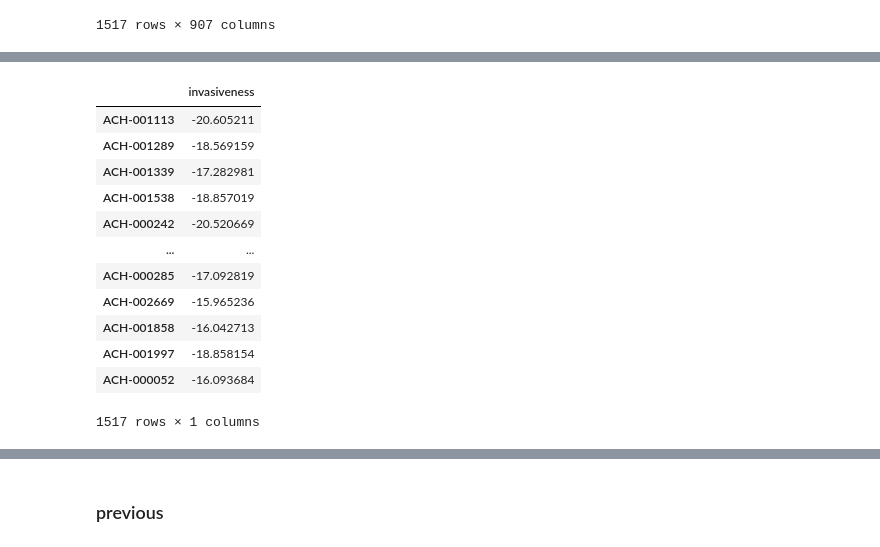
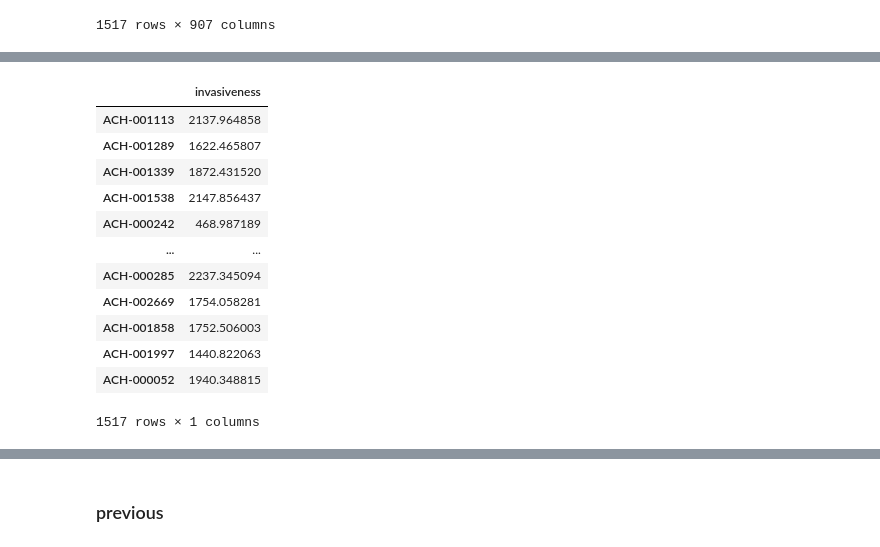
Before and after one commit to jingsday/blca_publication, a Jupyter notebook: blca_publication_Scripts/blca_Scripts_fgfr/blca_Scripts_depmap.ipynb, the cells around one changed output, grey strips where cells are left out. Cells and saved outputs as stored; diff of their text form; code cells hidden in the pictures.

```diff
--- a/blca_publication_Scripts/blca_Scripts_fgfr/blca_Scripts_depmap.ipynb
+++ b/blca_publication_Scripts/blca_Scripts_fgfr/blca_Scripts_depmap.ipynb
@@ -187,0 +210,8 @@ DPD_df = pd.DataFrame(
+# %%
+scvi_lfc_df.reset_index(inplace=True)
+scvi_lfc_df.drop(columns=['comparison'],inplace=True)
+scvi_lfc_df.set_index('Gene',inplace=True)
+scvi_lfc_df
+# %%
+blca_lm=blca[blca.columns.intersection(scvi_lfc_df.index)]
+display(blca_lm)
@@ -188,21 +232,30 @@ DPD_df = pd.DataFrame(
+# %%
+scvi_lfc_df_int=scvi_lfc_df.loc[blca.columns.intersection(scvi_lfc_df.index)]
+scvi_lfc_df_int
+# %%
+DPD_df = pd.DataFrame(
+    np.zeros((len(blca_lm), 1)),
+    index = list(blca_lm.index),
+    columns = ['invasiveness'],
+)
 # %%
 for exp_id in DPD_df.index:
-    DPD_df.loc[exp_id, 'invasiveness'] = np.dot(blca_lm.loc[exp_id], vector['n'])
+    DPD_df.loc[exp_id, 'invasiveness'] = np.dot(blca_lm.loc[exp_id], scvi_lfc_df_int['lfc_mean'])
 
 display(DPD_df)
 # %% [output]
 |  | invasiveness |
-| ACH-001113 | -20.605211 |
-| ACH-001289 | -18.569159 |
-| ACH-001339 | -17.282981 |
-| ACH-001538 | -18.857019 |
-| ACH-000242 | -20.520669 |
+| ACH-001113 | 2137.964858 |
+| ACH-001289 | 1622.465807 |
+| ACH-001339 | 1872.431520 |
+| ACH-001538 | 2147.856437 |
+| ACH-000242 | 468.987189 |
 | ... | ... |
-| ACH-000285 | -17.092819 |
-| ACH-002669 | -15.965236 |
-| ACH-001858 | -16.042713 |
-| ACH-001997 | -18.858154 |
-| ACH-000052 | -16.093684 |
+| ACH-000285 | 2237.345094 |
+| ACH-002669 | 1754.058281 |
+| ACH-001858 | 1752.506003 |
+| ACH-001997 | 1440.822063 |
+| ACH-000052 | 1940.348815 |
 1517 rows × 1 columns
 # %%
 cell_line_ids=['ACH-000142','ACH-000593','ACH-000396','ACH-000242','ACH-000384',
```
Also changed, not shown: parts of 19 cells of this notebook.
